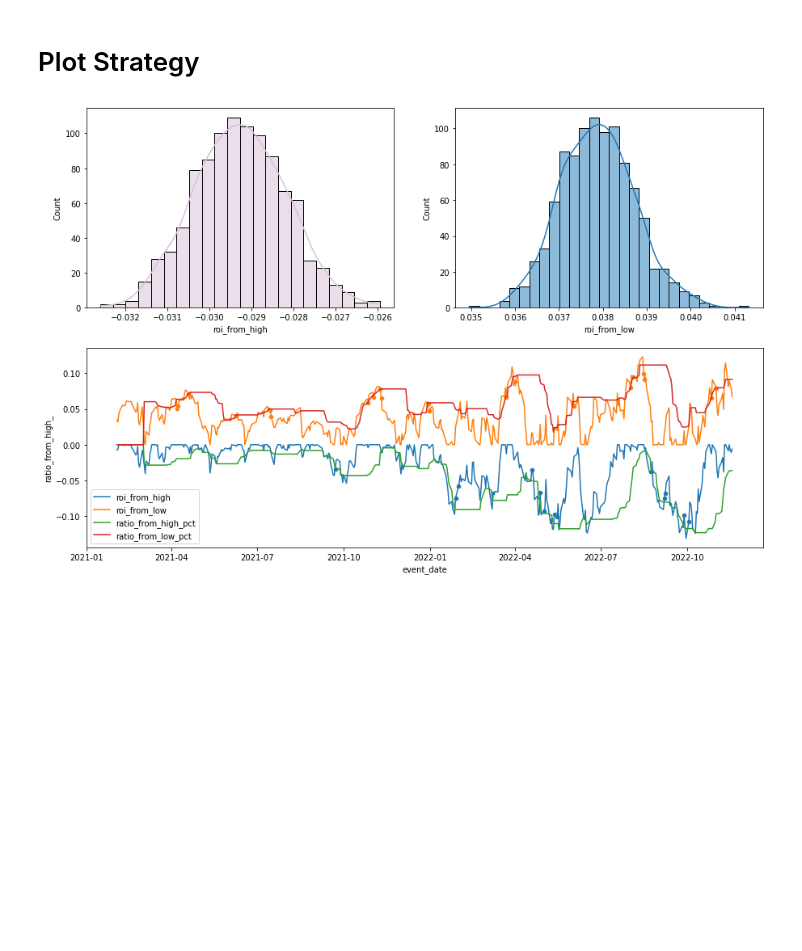
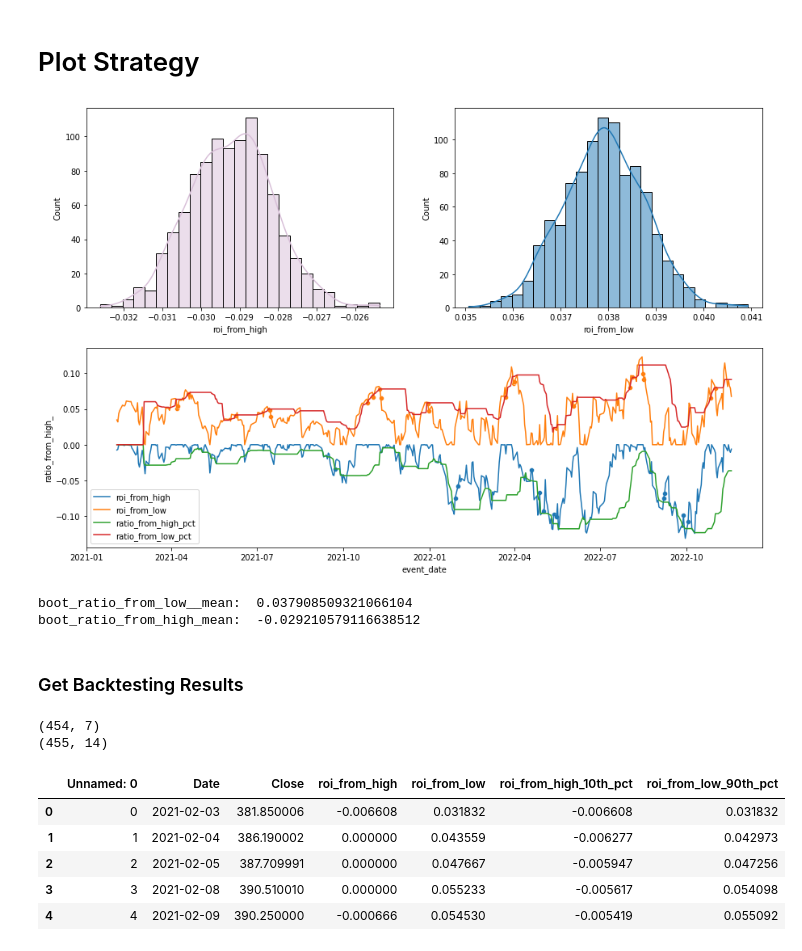
Before and after one commit to nate-belete/algoTrading, a Jupyter notebook: Strategy Development Ideas.ipynb, the cells around one changed output. Cells and saved outputs as stored; diff of their text form; code cells hidden in the pictures; blank space fills up the shorter version.

```diff
--- a/Strategy Development Ideas.ipynb
+++ b/Strategy Development Ideas.ipynb
@@ -181,5 +181,12 @@ sns.lineplot(x=data['event_date'],y=data['ratio_from_low_pct'], label='ratio_fro
 
 
 plt.show()
+
+print("boot_ratio_from_low__mean: ",np.mean(boot_ratio_from_low__mean))
+print("boot_ratio_from_high_mean: ",np.mean(boot_ratio_from_high_mean))
 # %% [output]
-[figure, old version]
+[figure, new version]
+boot_ratio_from_low__mean:  0.037908509321066104
+boot_ratio_from_high_mean:  -0.029210579116638512
+# %% [markdown]
+### Get Backtesting Results
@@ -185,0 +196,15 @@ plt.show()
+# %%
+print(df_backtest.shape)
+print(data.shape)
+# %% [output]
+(454, 7)
+(455, 14)
+# %%
+df_backtest.head()
+# %% [output]
+|  | Unnamed: 0 | Date | Close | roi_from_high | roi_from_low | roi_from_high_10th_pct | roi_from_low_90th_pct |
+| 0 | 0 | 2021-02-03 | 381.850006 | -0.006608 | 0.031832 | -0.006608 | 0.031832 |
+| 1 | 1 | 2021-02-04 | 386.190002 | 0.000000 | 0.043559 | -0.006277 | 0.042973 |
+| 2 | 2 | 2021-02-05 | 387.709991 | 0.000000 | 0.047667 | -0.005947 | 0.047256 |
+| 3 | 3 | 2021-02-08 | 390.510010 | 0.000000 | 0.055233 | -0.005617 | 0.054098 |
+| 4 | 4 | 2021-02-09 | 390.250000 | -0.000666 | 0.054530 | -0.005419 | 0.055092 |
```
Also changed, not shown: parts of 5 cells of this notebook, 3 other files.
